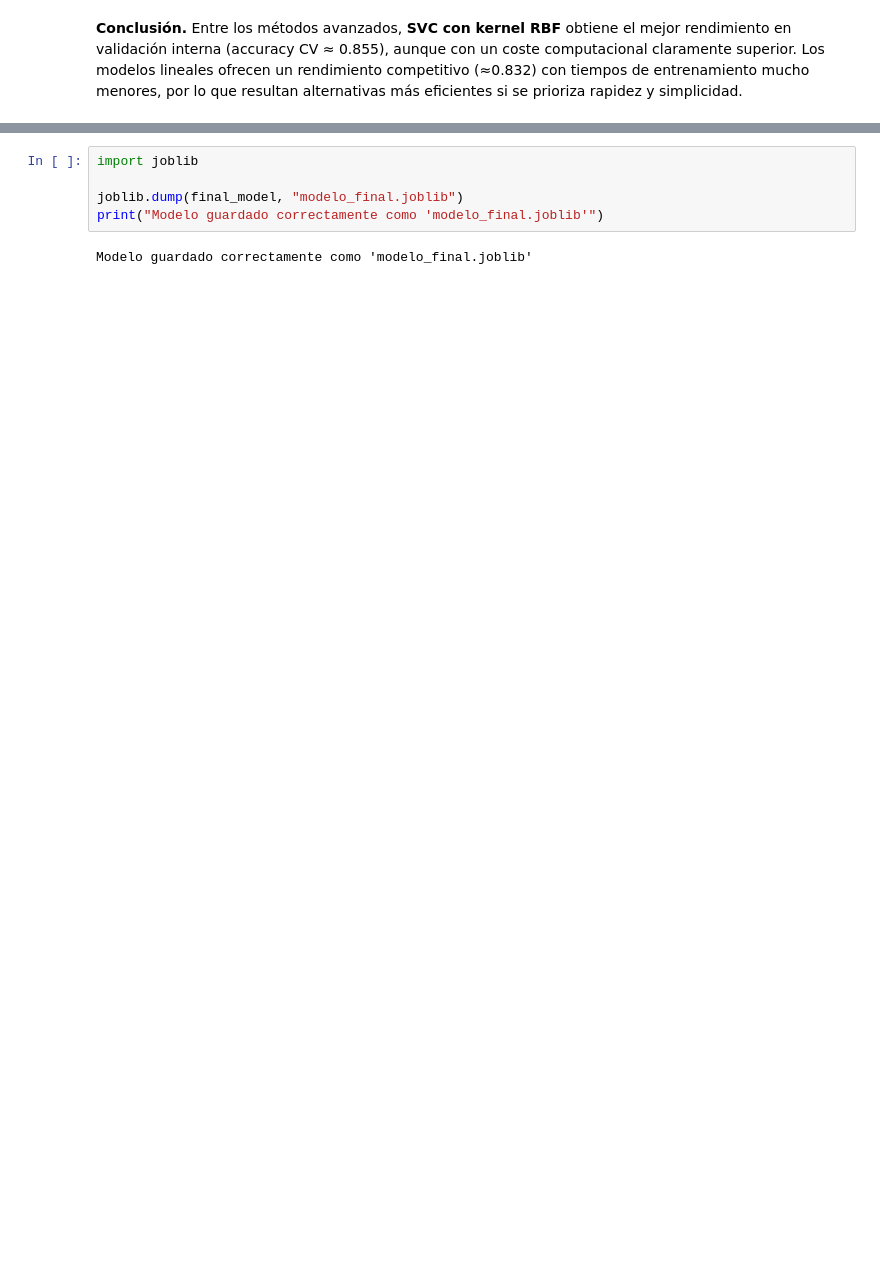
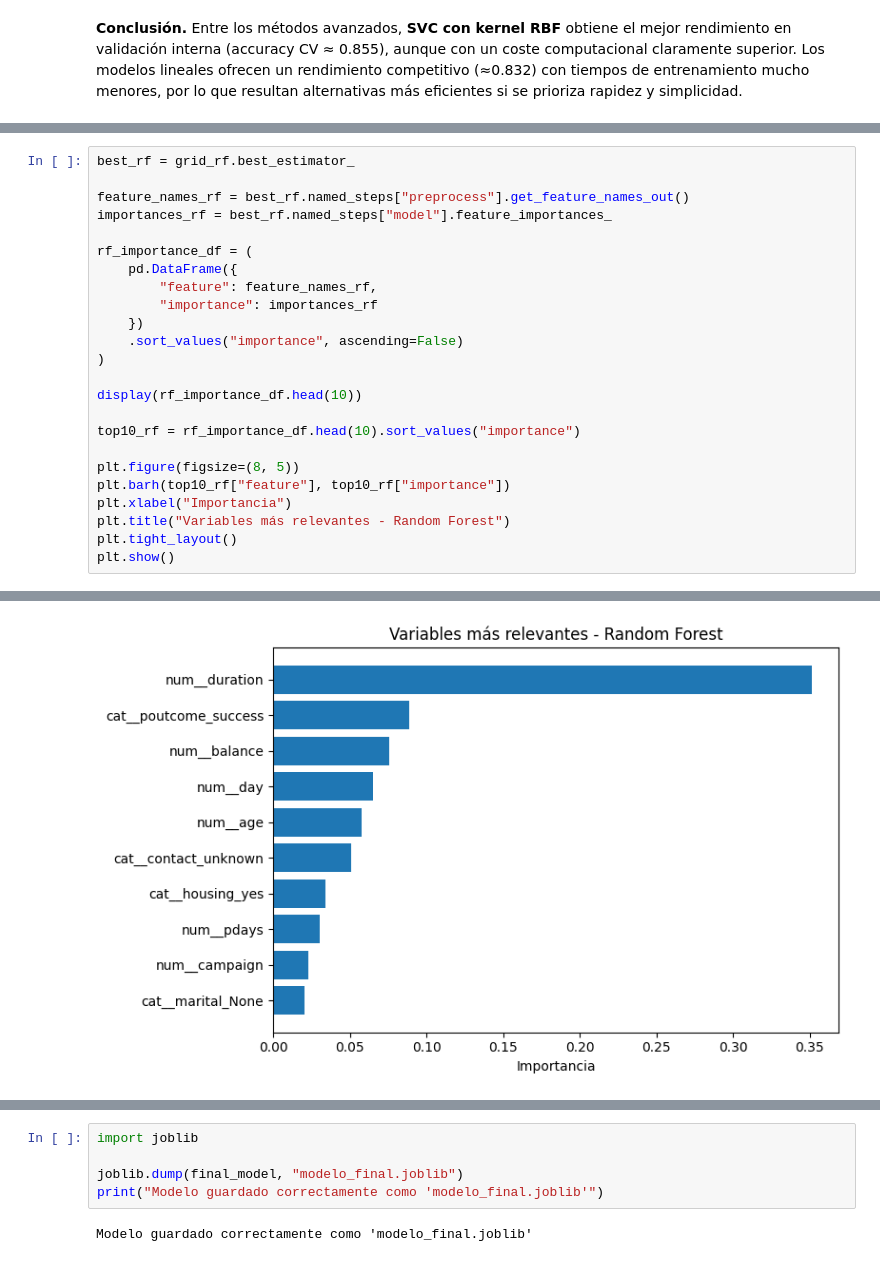
Before and after one commit to DiegoVa6/Grupo05_Practica1, a Jupyter notebook: exercise.ipynb, the cells around one changed output, grey strips where cells are left out. Drawn from its saved outputs; the diff is of its cells as text; blank space fills up the shorter version.

```diff
--- a/exercise.ipynb
+++ b/exercise.ipynb
@@ -1546,0 +1650,25 @@ advanced_summary
+# %%
+best_rf = grid_rf.best_estimator_
+
+feature_names_rf = best_rf.named_steps["preprocess"].get_feature_names_out()
+importances_rf = best_rf.named_steps["model"].feature_importances_
+
+rf_importance_df = (
+    pd.DataFrame({
+        "feature": feature_names_rf,
+        "importance": importances_rf
+    })
+    .sort_values("importance", ascending=False)
+)
+
+display(rf_importance_df.head(10))
+
+top10_rf = rf_importance_df.head(10).sort_values("importance")
+
+plt.figure(figsize=(8, 5))
+plt.barh(top10_rf["feature"], top10_rf["importance"])
+plt.xlabel("Importancia")
+plt.title("Variables más relevantes - Random Forest")
+plt.tight_layout()
+plt.show()
+# %% [output]
@@ -1546,0 +1686 @@ advanced_summary
+[figure, added]
```
Also changed, not shown: parts of 45 cells of this notebook, 3 other files.
